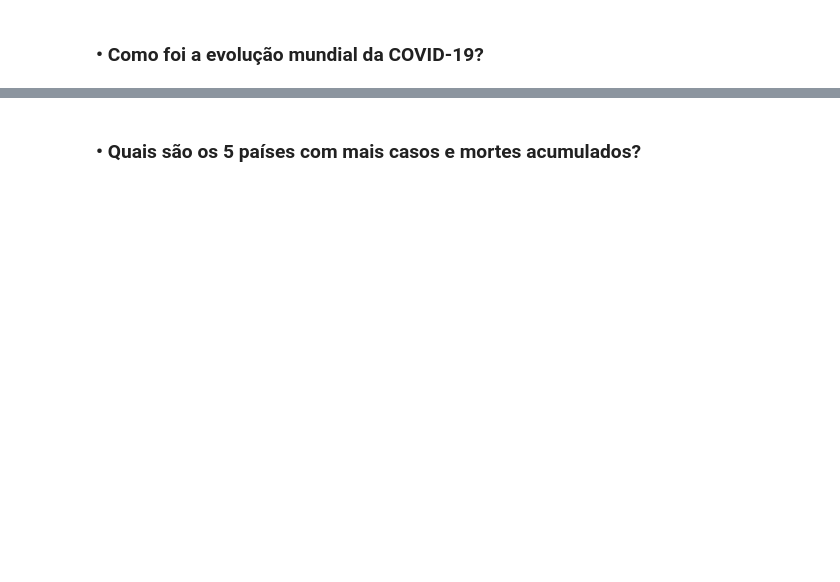
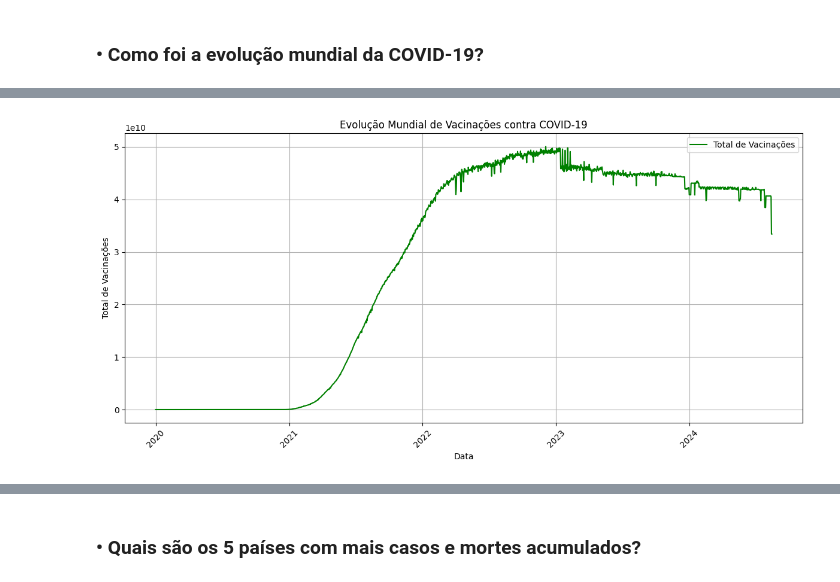
Before and after one commit to Henrike-PB/gc-python-2024, a Jupyter notebook: aula_08/Exercício 21/exercicio_21.ipynb, the cells around one changed output, grey strips where cells are left out. Drawn from its saved outputs; the diff is of its cells as text; code cells hidden in the pictures; blank space fills up the shorter version.

```diff
--- a/aula_08/Exercício 21/exercicio_21.ipynb
+++ b/aula_08/Exercício 21/exercicio_21.ipynb
@@ -77,0 +113,13 @@ Index(['iso_code', 'continent', 'location', 'date', 'total_cases', 'new_cases',
+# %%
+plt.figure(figsize=(12, 6))
+plt.plot(global_data['date'], global_data['total_vaccinations'], label='Total de Vacinações', color='green')
+plt.title('Evolução Mundial de Vacinações contra COVID-19')
+plt.xlabel('Data')
+plt.ylabel('Total de Vacinações')
+plt.xticks(rotation=45)
+plt.grid()
+plt.legend()
+plt.tight_layout()
+plt.show()
+# %% [output]
+[figure, added]
```
Also changed, not shown: parts of 25 cells of this notebook, 6 other files.
